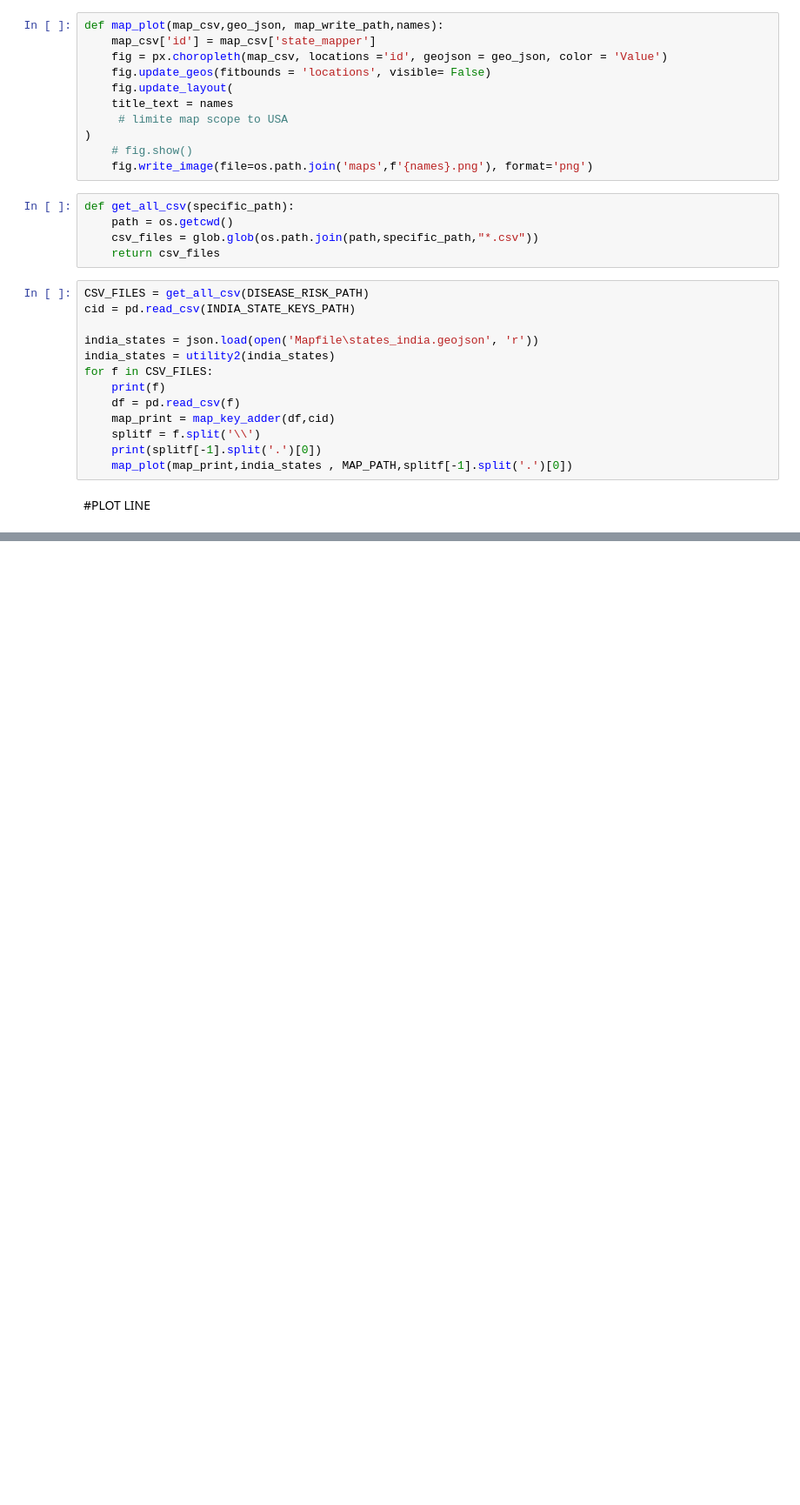
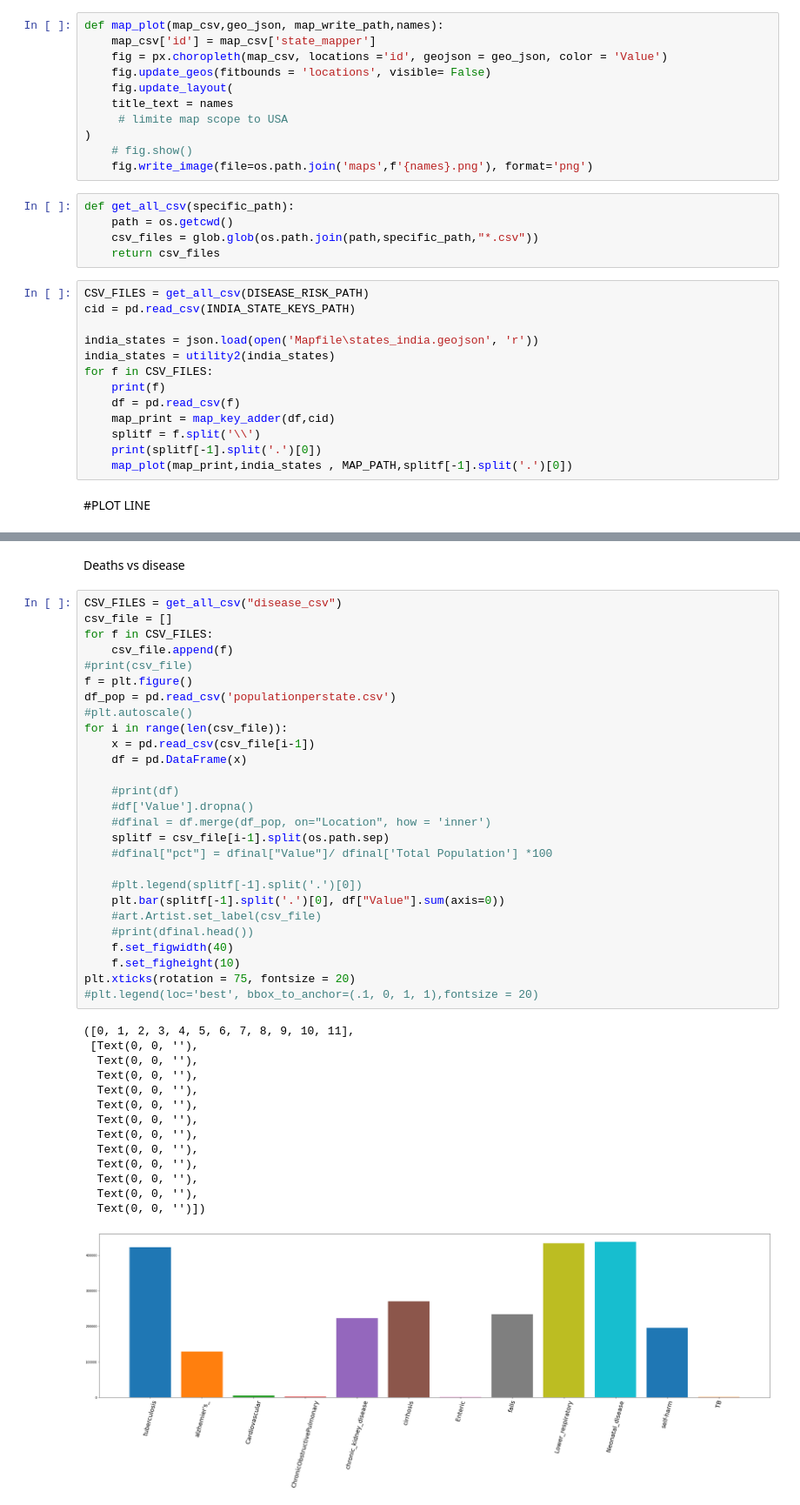
Before and after one commit to Amnx404/Health, a Jupyter notebook: MAP_GENERATOR.ipynb, the cells around one changed output, grey strips where cells are left out. Shown at 87% size. Cells and saved outputs as stored; diff of their text form; blank space fills up the shorter version.

```diff
--- a/MAP_GENERATOR.ipynb
+++ b/MAP_GENERATOR.ipynb
@@ -174,0 +186,44 @@ plt.show()
+# %% [markdown]
+Deaths vs disease
+# %%
+CSV_FILES = get_all_csv("disease_csv")
+csv_file = []
+for f in CSV_FILES:
+    csv_file.append(f)
+#print(csv_file)
+f = plt.figure()
+df_pop = pd.read_csv('populationperstate.csv')
+#plt.autoscale()
+for i in range(len(csv_file)):
+    x = pd.read_csv(csv_file[i-1])
+    df = pd.DataFrame(x)
+
+    #print(df)
+    #df['Value'].dropna()
+    #dfinal = df.merge(df_pop, on="Location", how = 'inner')
+    splitf = csv_file[i-1].split(os.path.sep)
+    #dfinal["pct"] = dfinal["Value"]/ dfinal['Total Population'] *100
+
+    #plt.legend(splitf[-1].split('.')[0])
+    plt.bar(splitf[-1].split('.')[0], df["Value"].sum(axis=0))
+    #art.Artist.set_label(csv_file)
+    #print(dfinal.head())
+    f.set_figwidth(40)
+    f.set_figheight(10)
+plt.xticks(rotation = 75, fontsize = 20)
+#plt.legend(loc='best', bbox_to_anchor=(.1, 0, 1, 1),fontsize = 20)
+# %% [output]
+([0, 1, 2, 3, 4, 5, 6, 7, 8, 9, 10, 11],
+ [Text(0, 0, ''),
+  Text(0, 0, ''),
+  Text(0, 0, ''),
+  Text(0, 0, ''),
+  Text(0, 0, ''),
+  Text(0, 0, ''),
+  Text(0, 0, ''),
+  Text(0, 0, ''),
+  Text(0, 0, ''),
+  Text(0, 0, ''),
+  Text(0, 0, ''),
+  Text(0, 0, '')])
+[figure, added]
```
Also changed, not shown: parts of 4 cells of this notebook, 7 other files.
